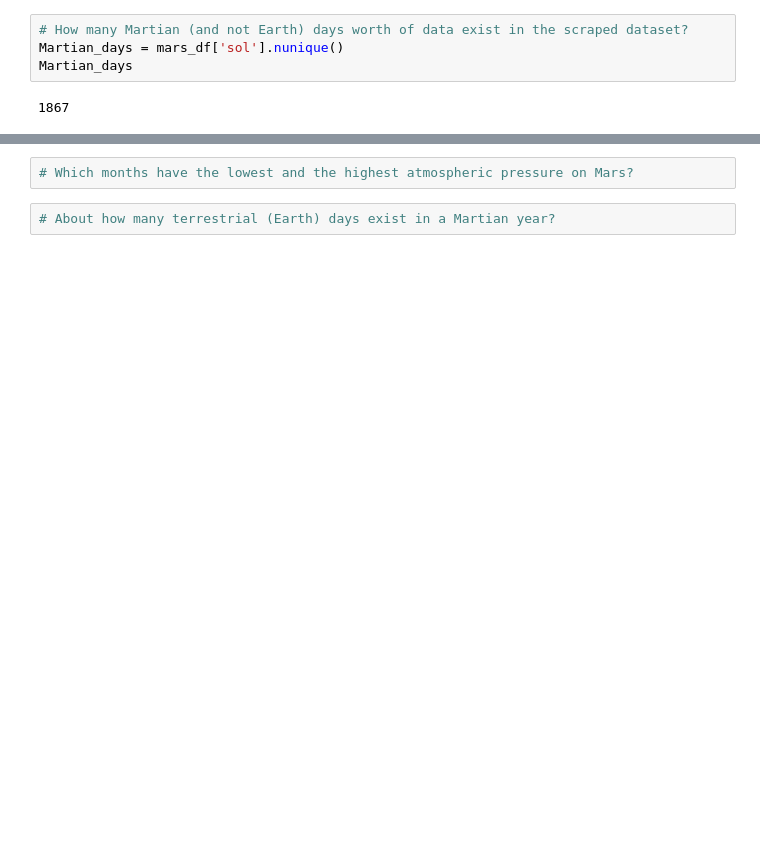
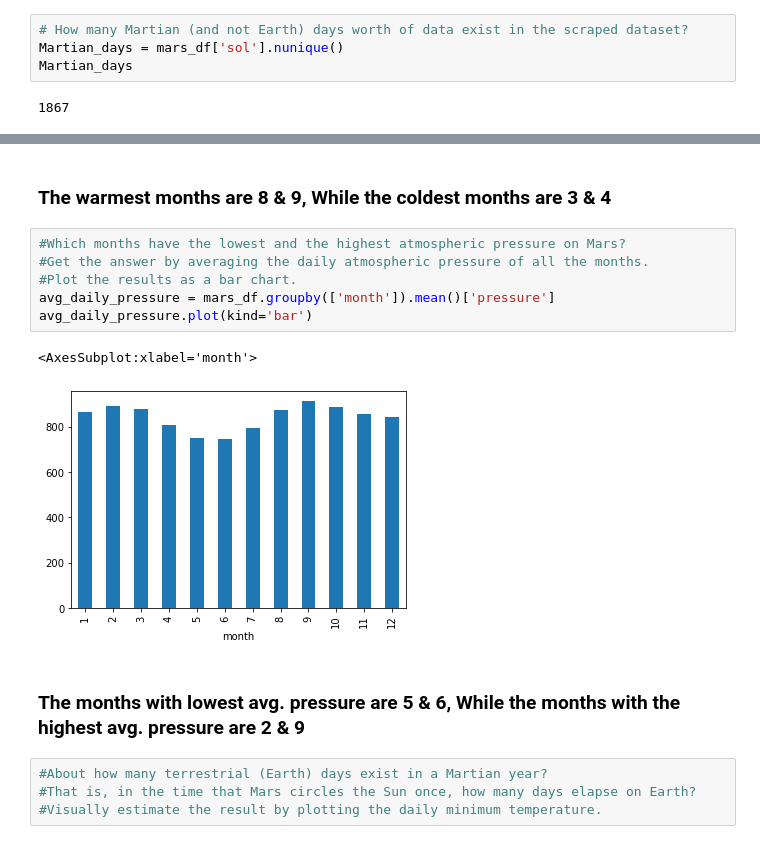
Before and after one commit to Adeyronxx/Mission-to-Mars, a Jupyter notebook: mars_data_challenge_part_2.ipynb, the cells around one changed output, grey strips where cells are left out. Drawn from its saved outputs; the diff is of its cells as text; blank space fills up the shorter version.

```diff
--- a/mars_data_challenge_part_2.ipynb
+++ b/mars_data_challenge_part_2.ipynb
@@ -82,4 +84,17 @@ TypeError: 'method' object is not subscriptable
+# %% [markdown]
+### The warmest months are 8 & 9, While the coldest months are 3 & 4
 # %%
-# Which months have the lowest and the highest atmospheric pressure on Mars?
+#Which months have the lowest and the highest atmospheric pressure on Mars?
+#Get the answer by averaging the daily atmospheric pressure of all the months.
+#Plot the results as a bar chart.
+avg_daily_pressure = mars_df.groupby(['month']).mean()['pressure']
+avg_daily_pressure.plot(kind='bar')
+# %% [output]
+<AxesSubplot:xlabel='month'>
+[figure, added]
+# %% [markdown]
+### The months with lowest avg. pressure are 5 & 6, While the months with the highest avg. pressure are 2 & 9
 # %%
-# About how many terrestrial (Earth) days exist in a Martian year?
+#About how many terrestrial (Earth) days exist in a Martian year?
+#That is, in the time that Mars circles the Sun once, how many days elapse on Earth?
+#Visually estimate the result by plotting the daily minimum temperature.
```
Also changed, not shown: parts of 9 cells of this notebook, 1 other file.
